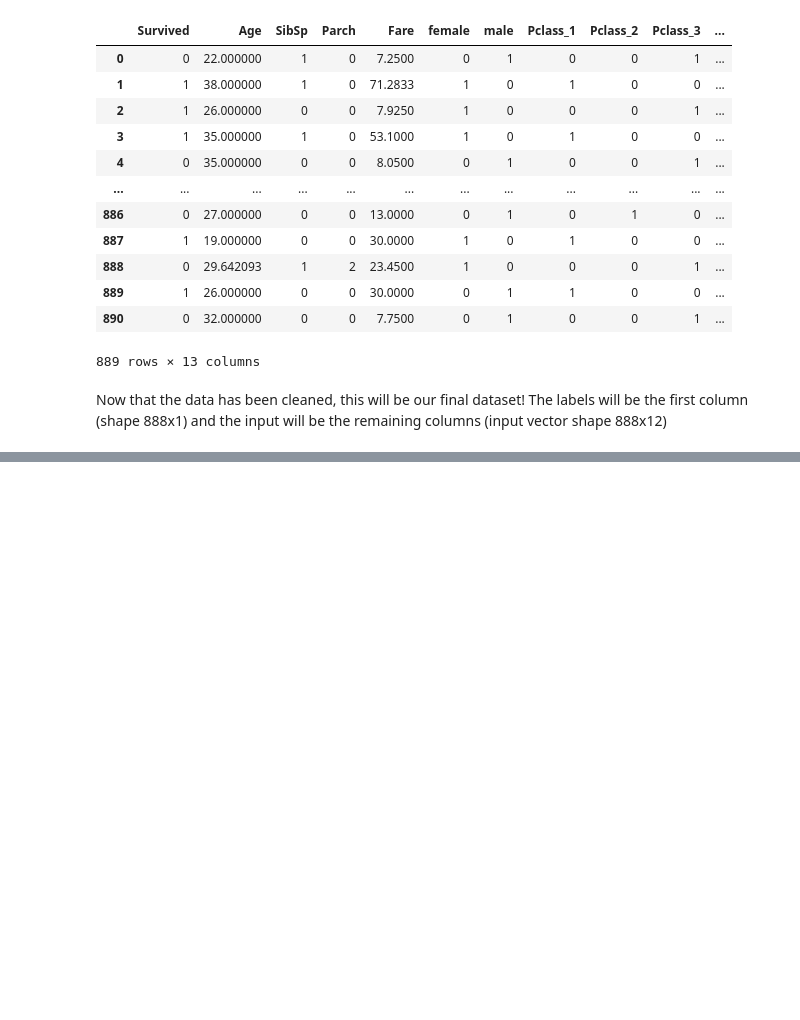
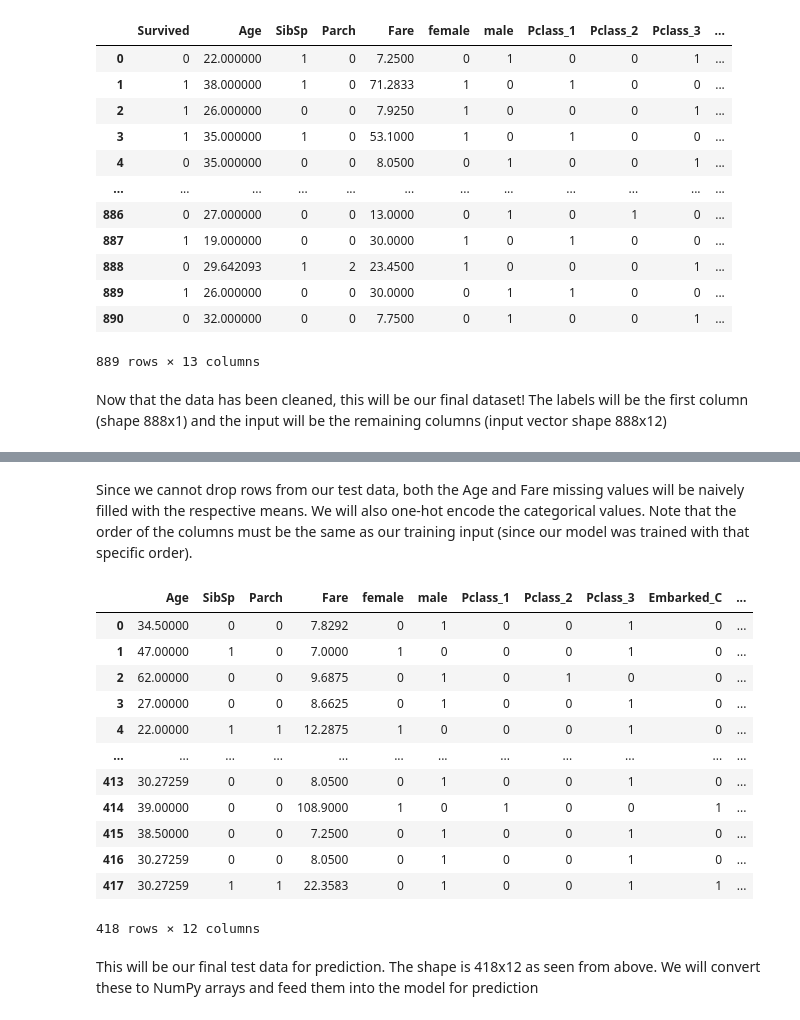
Before and after one commit to sanjeevnara7/DL-Open-Projects, a Jupyter notebook: Titanic-Survival-Prediction/PredictionModel.ipynb, the cells around one changed output, grey strips where cells are left out. Saved outputs shown, nothing was run; the diff lists cells and outputs as text; code cells hidden in the pictures; blank space fills up the shorter version.

Commit message:
Updated Predictions for Model

```diff
--- a/Titanic-Survival-Prediction/PredictionModel.ipynb
+++ b/Titanic-Survival-Prediction/PredictionModel.ipynb
@@ -224,0 +250,5 @@ Epoch 200/200
+# %%
+#Dropping columns
+test_data = test_data.drop(["PassengerId","Name","Ticket","Cabin"],axis=1)
+#Finding columns with null values
+test_data.isnull().sum()
@@ -224,0 +264,30 @@ Epoch 200/200
+# %% [markdown]
+Since we cannot drop rows from our test data, both the Age and Fare missing values will be naively filled with the respective means. We will also one-hot encode the categorical values. Note that the order of the columns must be the same as our training input (since our model was trained with that specific order).
+# %%
+#Fill missing values with mean
+test_data['Age'] = test_data['Age'].fillna(test_data['Age'].mean())
+test_data['Fare'] = test_data['Fare'].fillna(test_data['Fare'].mean())
+#Convert categorical values to one-hot encoding
+test_data = pd.concat([test_data, pd.get_dummies(test_data['Sex'])],axis=1)
+test_data = pd.concat([test_data, pd.get_dummies(test_data['Pclass'], prefix='Pclass')],axis=1)
+test_data = pd.concat([test_data, pd.get_dummies(test_data['Embarked'], prefix='Embarked')],axis=1)
+
+#Dropping original columns since they are now encoded
+test_data = test_data.drop(['Pclass','Sex','Embarked'], axis=1)
+test_data
+# %% [output]
+|  | Age | SibSp | Parch | Fare | female | male | Pclass_1 | Pclass_2 | Pclass_3 | Embarked_C | ... |
+| 0 | 34.50000 | 0 | 0 | 7.8292 | 0 | 1 | 0 | 0 | 1 | 0 | ... |
+| 1 | 47.00000 | 1 | 0 | 7.0000 | 1 | 0 | 0 | 0 | 1 | 0 | ... |
+| 2 | 62.00000 | 0 | 0 | 9.6875 | 0 | 1 | 0 | 1 | 0 | 0 | ... |
+| 3 | 27.00000 | 0 | 0 | 8.6625 | 0 | 1 | 0 | 0 | 1 | 0 | ... |
+| 4 | 22.00000 | 1 | 1 | 12.2875 | 1 | 0 | 0 | 0 | 1 | 0 | ... |
+| ... | ... | ... | ... | ... | ... | ... | ... | ... | ... | ... | ... |
+| 413 | 30.27259 | 0 | 0 | 8.0500 | 0 | 1 | 0 | 0 | 1 | 0 | ... |
+| 414 | 39.00000 | 0 | 0 | 108.9000 | 1 | 0 | 1 | 0 | 0 | 1 | ... |
+| 415 | 38.50000 | 0 | 0 | 7.2500 | 0 | 1 | 0 | 0 | 1 | 0 | ... |
+| 416 | 30.27259 | 0 | 0 | 8.0500 | 0 | 1 | 0 | 0 | 1 | 0 | ... |
+| 417 | 30.27259 | 1 | 1 | 22.3583 | 0 | 1 | 0 | 0 | 1 | 1 | ... |
+418 rows × 12 columns
+# %% [markdown]
+This will be our final test data for prediction. The shape is 418x12 as seen from above. We will convert these to NumPy arrays and feed them into the model for prediction
```
Also changed, not shown: parts of 15 cells of this notebook, 2 other files.
